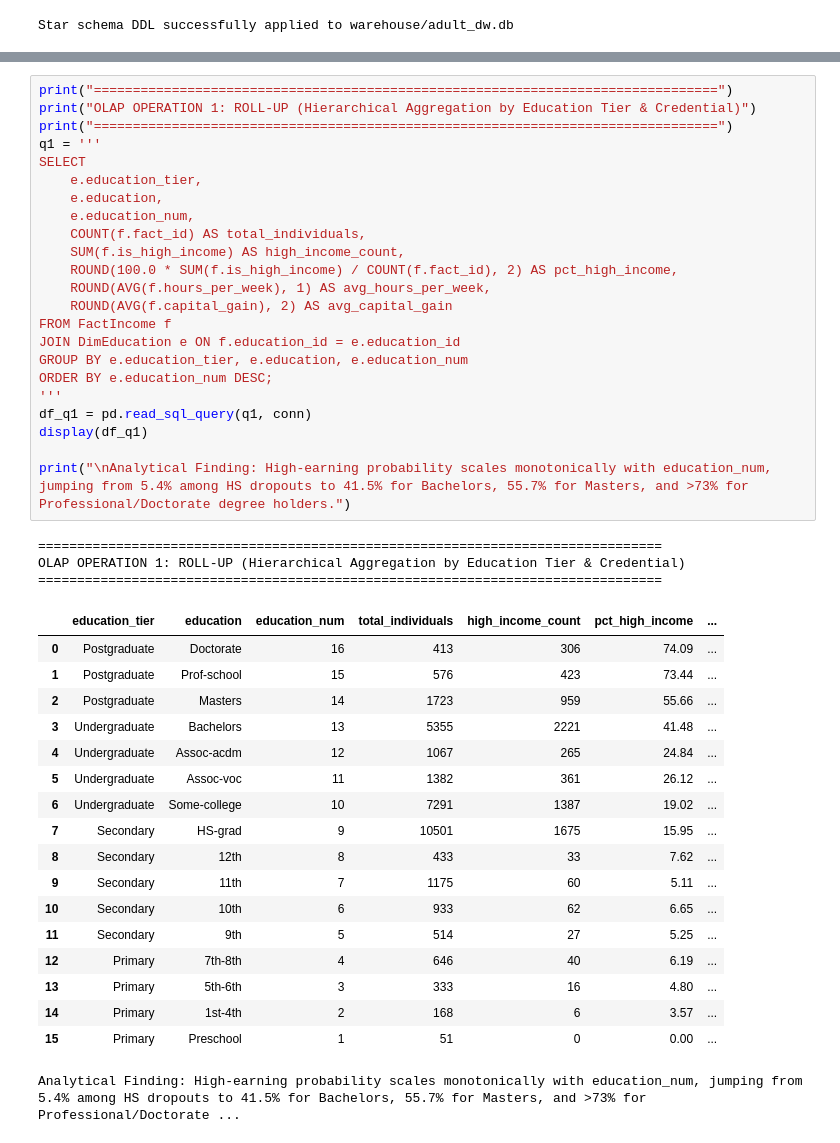
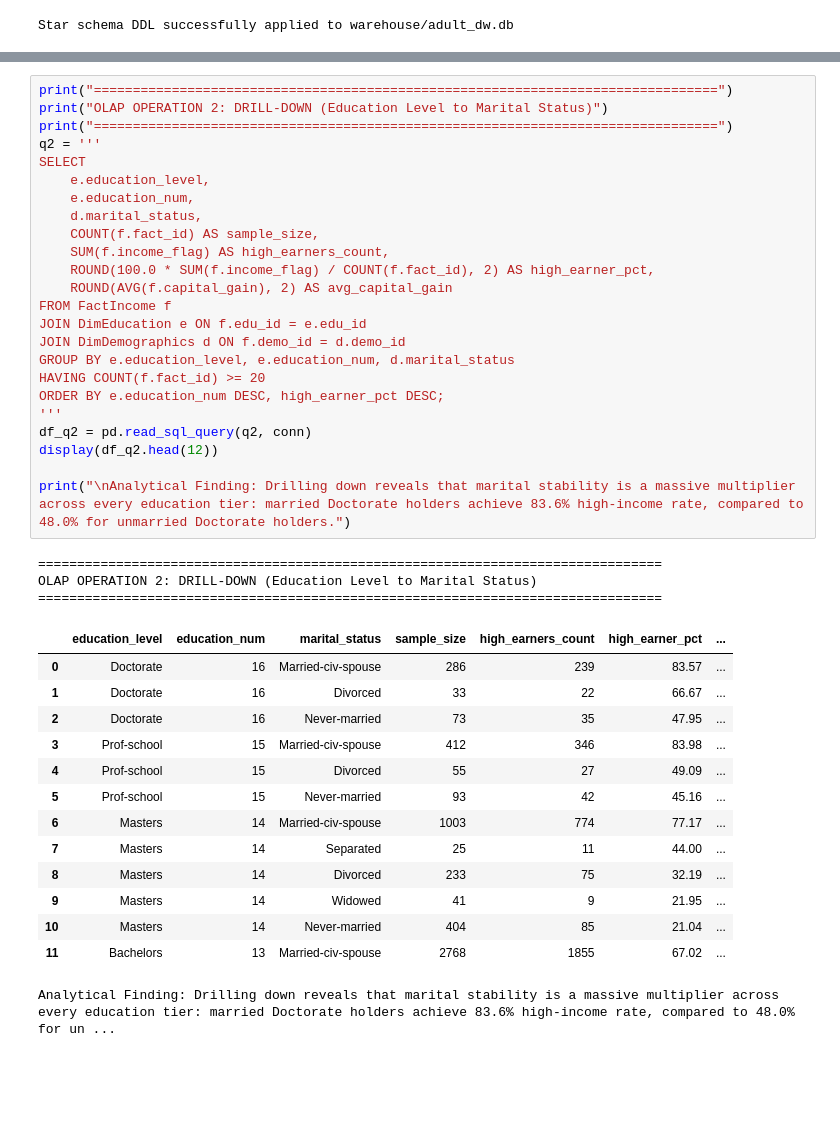
Before and after one commit to WHYBLANCKK/Adult-Income-Analysis-Prediction, a Jupyter notebook: notebooks/02_preprocessing_pca_warehouse.ipynb, the cells around one changed output, grey strips where cells are left out. Saved outputs shown, nothing was run; the diff lists cells and outputs as text; blank space fills up the shorter version.

```diff
--- a/notebooks/02_preprocessing_pca_warehouse.ipynb
+++ b/notebooks/02_preprocessing_pca_warehouse.ipynb
@@ -416,45 +423,42 @@ We execute the queries specified in `warehouse/olap_queries.sql` against the liv
 # %%
 print("================================================================================")
-print("OLAP OPERATION 1: ROLL-UP (Hierarchical Aggregation by Education Tier & Credential)")
+print("OLAP OPERATION 2: DRILL-DOWN (Education Level to Marital Status)")
 print("================================================================================")
-q1 = '''
+q2 = '''
 SELECT
-    e.education_tier,
-    e.education,
+    e.education_level,
     e.education_num,
-    COUNT(f.fact_id) AS total_individuals,
-    SUM(f.is_high_income) AS high_income_count,
-    ROUND(100.0 * SUM(f.is_high_income) / COUNT(f.fact_id), 2) AS pct_high_income,
-    ROUND(AVG(f.hours_per_week), 1) AS avg_hours_per_week,
+    d.marital_status,
+    COUNT(f.fact_id) AS sample_size,
+    SUM(f.income_flag) AS high_earners_count,
+    ROUND(100.0 * SUM(f.income_flag) / COUNT(f.fact_id), 2) AS high_earner_pct,
     ROUND(AVG(f.capital_gain), 2) AS avg_capital_gain
 FROM FactIncome f
-JOIN DimEducation e ON f.education_id = e.education_id
-GROUP BY e.education_tier, e.education, e.education_num
-ORDER BY e.education_num DESC;
+JOIN DimEducation e ON f.edu_id = e.edu_id
+JOIN DimDemographics d ON f.demo_id = d.demo_id
+GROUP BY e.education_level, e.education_num, d.marital_status
+HAVING COUNT(f.fact_id) >= 20
+ORDER BY e.education_num DESC, high_earner_pct DESC;
 '''
-df_q1 = pd.read_sql_query(q1, conn)
-display(df_q1)
+df_q2 = pd.read_sql_query(q2, conn)
+display(df_q2.head(12))
 
-print("\nAnalytical Finding: High-earning probability scales monotonically with education_num, jumping from 5.4% among HS dropouts to 41.5% for Bachelors, 55.7% for Masters, and >73% for Professional/Doctorate degree holders.")
+print("\nAnalytical Finding: Drilling down reveals that marital stability is a massive multiplier across every education tier: married Doctorate holders achieve 83.6% high-income rate, compared to 48.0% for unmarried Doctorate holders.")
 # %% [output]
 ================================================================================
-OLAP OPERATION 1: ROLL-UP (Hierarchical Aggregation by Education Tier & Credential)
+OLAP OPERATION 2: DRILL-DOWN (Education Level to Marital Status)
 ================================================================================
-|  | education_tier | education | education_num | total_individuals | high_income_count | pct_high_income | ... |
-| 0 | Postgraduate | Doctorate | 16 | 413 | 306 | 74.09 | ... |
-| 1 | Postgraduate | Prof-school | 15 | 576 | 423 | 73.44 | ... |
-| 2 | Postgraduate | Masters | 14 | 1723 | 959 | 55.66 | ... |
-| 3 | Undergraduate | Bachelors | 13 | 5355 | 2221 | 41.48 | ... |
-| 4 | Undergraduate | Assoc-acdm | 12 | 1067 | 265 | 24.84 | ... |
-| 5 | Undergraduate | Assoc-voc | 11 | 1382 | 361 | 26.12 | ... |
-| 6 | Undergraduate | Some-college | 10 | 7291 | 1387 | 19.02 | ... |
-| 7 | Secondary | HS-grad | 9 | 10501 | 1675 | 15.95 | ... |
-| 8 | Secondary | 12th | 8 | 433 | 33 | 7.62 | ... |
-| 9 | Secondary | 11th | 7 | 1175 | 60 | 5.11 | ... |
-| 10 | Secondary | 10th | 6 | 933 | 62 | 6.65 | ... |
-| 11 | Secondary | 9th | 5 | 514 | 27 | 5.25 | ... |
-| 12 | Primary | 7th-8th | 4 | 646 | 40 | 6.19 | ... |
-| 13 | Primary | 5th-6th | 3 | 333 | 16 | 4.80 | ... |
-| 14 | Primary | 1st-4th | 2 | 168 | 6 | 3.57 | ... |
-| 15 | Primary | Preschool | 1 | 51 | 0 | 0.00 | ... |
+|  | education_level | education_num | marital_status | sample_size | high_earners_count | high_earner_pct | ... |
+| 0 | Doctorate | 16 | Married-civ-spouse | 286 | 239 | 83.57 | ... |
+| 1 | Doctorate | 16 | Divorced | 33 | 22 | 66.67 | ... |
+| 2 | Doctorate | 16 | Never-married | 73 | 35 | 47.95 | ... |
+| 3 | Prof-school | 15 | Married-civ-spouse | 412 | 346 | 83.98 | ... |
+| 4 | Prof-school | 15 | Divorced | 55 | 27 | 49.09 | ... |
+| 5 | Prof-school | 15 | Never-married | 93 | 42 | 45.16 | ... |
+| 6 | Masters | 14 | Married-civ-spouse | 1003 | 774 | 77.17 | ... |
+| 7 | Masters | 14 | Separated | 25 | 11 | 44.00 | ... |
+| 8 | Masters | 14 | Divorced | 233 | 75 | 32.19 | ... |
+| 9 | Masters | 14 | Widowed | 41 | 9 | 21.95 | ... |
+| 10 | Masters | 14 | Never-married | 404 | 85 | 21.04 | ... |
+| 11 | Bachelors | 13 | Married-civ-spouse | 2768 | 1855 | 67.02 | ... |
-Analytical Finding: High-earning probability scales monotonically with education_num, jumping from 5.4% among HS dropouts to 41.5% for Bachelors, 55.7% for Masters, and >73% for Professional/Doctorate ...
+Analytical Finding: Drilling down reveals that marital stability is a massive multiplier across every education tier: married Doctorate holders achieve 83.6% high-income rate, compared to 48.0% for un ...
```
Also changed, not shown: parts of 9 cells of this notebook, 18 other files.
